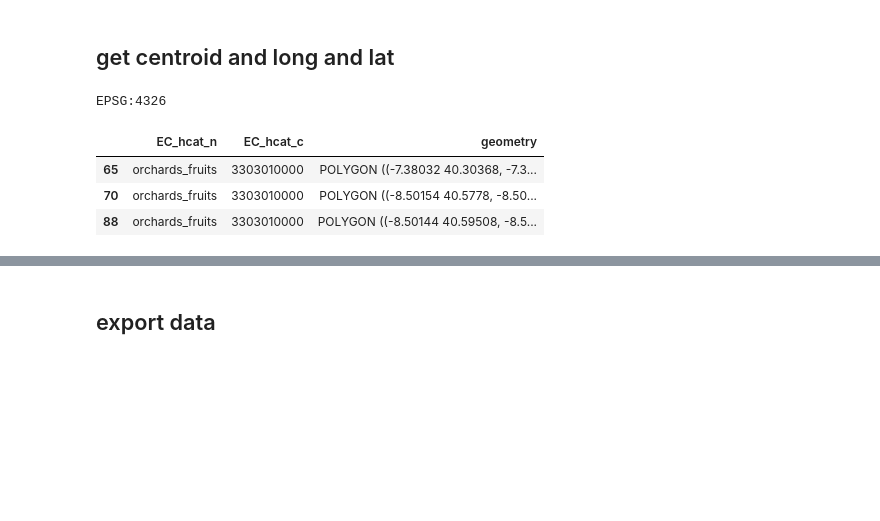
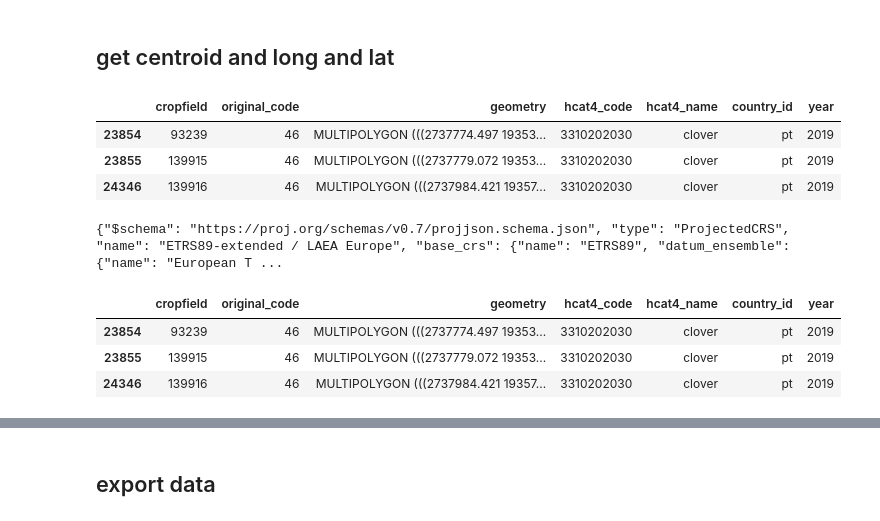
Before and after one commit to beatrizbsperes/SpatialTemporal_generalization_of_SITS_FM, a Jupyter notebook: 1_dataset_explorer.ipynb, the cells around one changed output, grey strips where cells are left out. Drawn from its saved outputs; the diff is of its cells as text; code cells hidden in the pictures; blank space fills up the shorter version.

```diff
--- a/1_dataset_explorer.ipynb
+++ b/1_dataset_explorer.ipynb
@@ -85,0 +197,3 @@ Datasets created: dict_keys(['clover_austria_2021', 'potatoes_austria_2021', 'or
+# %%
+target_countries = available_datasets['country'].unique()
+target_countries
@@ -85,0 +286,3 @@ Datasets created: dict_keys(['clover_austria_2021', 'potatoes_austria_2021', 'or
+# %%
+crops_dataset = merge_sub_regions(crops_dataset, countries=target_countries)
+crops_dataset.keys()
@@ -85,0 +300,24 @@ Datasets created: dict_keys(['clover_austria_2021', 'potatoes_austria_2021', 'or
+# %%
+def drop_multipoligons(datasets):
+    cleaned_results = {}
+
+    for name, gdf in datasets.items():
+        multi_parts_indices = []
+        eliminates = 0
+
+        for idx, geom in gdf['geometry'].items():
+            if isinstance(geom, MultiPolygon) and len(geom.geoms) > 1:
+                multi_parts_indices.append(idx)
+                eliminates = eliminates + 1
+
+        print(f"Eliminating multipoligon {eliminates} poligons in '{name}'.")
+
+        if multi_parts_indices:
+            cleaned_gdf = gdf.drop(index=multi_parts_indices)
+            cleaned_results[name] = cleaned_gdf.reset_index(drop=True)
+        else:
+            cleaned_results[name] = gdf.copy()
+
+    return cleaned_results
+# %%
+crops_dataset = drop_multipoligons(crops_dataset)
@@ -113,11 +368,18 @@ def get_long_lat(gdp):
+# %%
+crops_dataset['clover_pt_2019'].head(3)
+# %% [output]
+|  | cropfield | original_code | geometry | hcat4_code | hcat4_name | country_id | year |
+| 23854 | 93239 | 46 | MULTIPOLYGON (((2737774.497 19353... | 3310202030 | clover | pt | 2019 |
+| 23855 | 139915 | 46 | MULTIPOLYGON (((2737779.072 19353... | 3310202030 | clover | pt | 2019 |
+| 24346 | 139916 | 46 | MULTIPOLYGON (((2737984.421 19357... | 3310202030 | clover | pt | 2019 |
 # %%
 # check before applying transformations
-print(datasets['orchards_fruits_portugal_2021'].crs)
-datasets['orchards_fruits_portugal_2021'].head(3)
+print(crops_dataset['clover_pt_2019'].crs)
+crops_dataset['clover_pt_2019'].head(3)
 # %% [output]
-EPSG:4326
+{"$schema": "https://proj.org/schemas/v0.7/projjson.schema.json", "type": "ProjectedCRS", "name": "ETRS89-extended / LAEA Europe", "base_crs": {"name": "ETRS89", "datum_ensemble": {"name": "European T ...
-|  | EC_hcat_n | EC_hcat_c | geometry |
-| 65 | orchards_fruits | 3303010000 | POLYGON ((-7.38032 40.30368, -7.3... |
-| 70 | orchards_fruits | 3303010000 | POLYGON ((-8.50154 40.5778, -8.50... |
-| 88 | orchards_fruits | 3303010000 | POLYGON ((-8.50144 40.59508, -8.5... |
+|  | cropfield | original_code | geometry | hcat4_code | hcat4_name | country_id | year |
+| 23854 | 93239 | 46 | MULTIPOLYGON (((2737774.497 19353... | 3310202030 | clover | pt | 2019 |
+| 23855 | 139915 | 46 | MULTIPOLYGON (((2737779.072 19353... | 3310202030 | clover | pt | 2019 |
+| 24346 | 139916 | 46 | MULTIPOLYGON (((2737984.421 19357... | 3310202030 | clover | pt | 2019 |
 # %%
```
Also changed, not shown: parts of 41 cells of this notebook, 3 other files.
